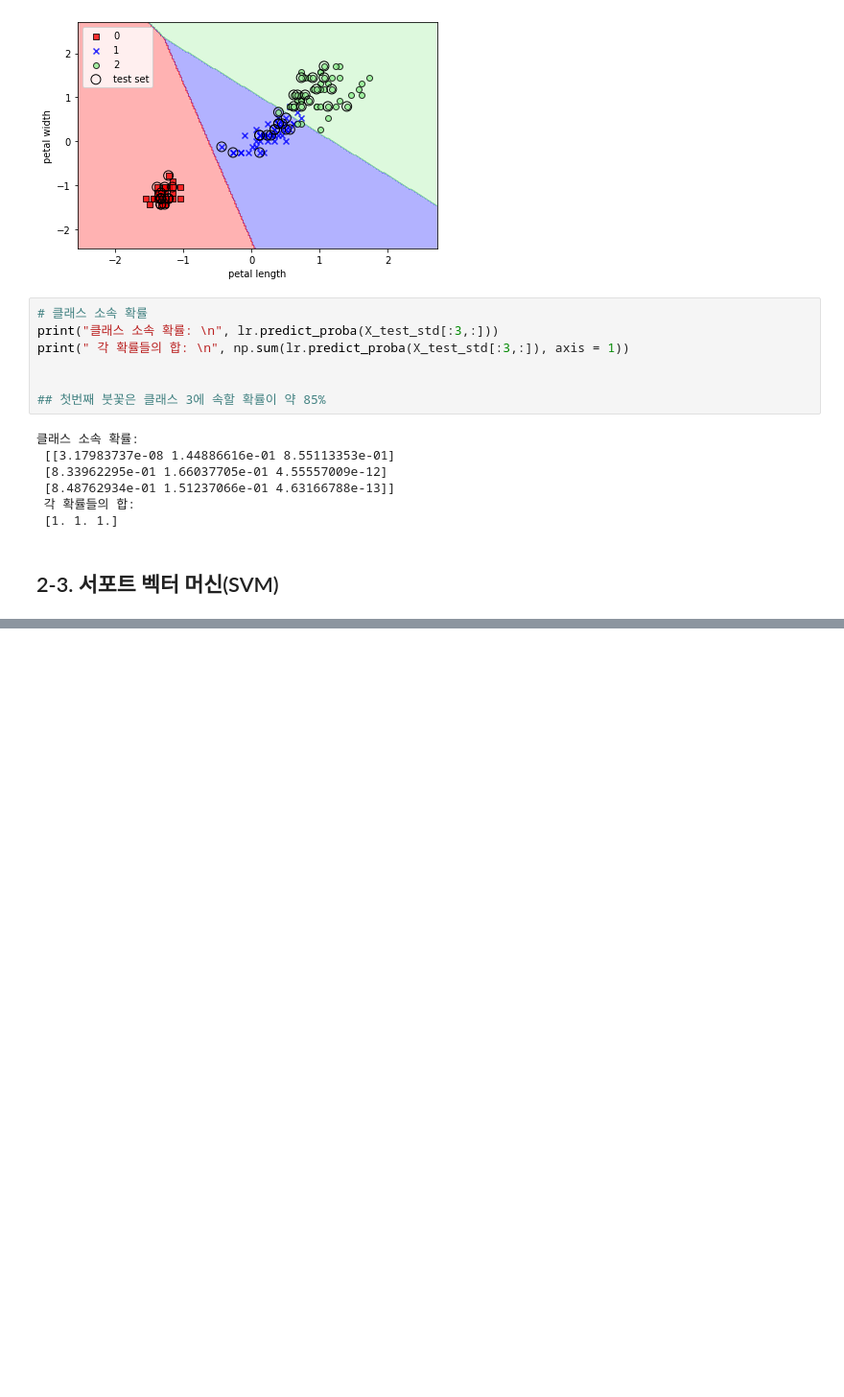
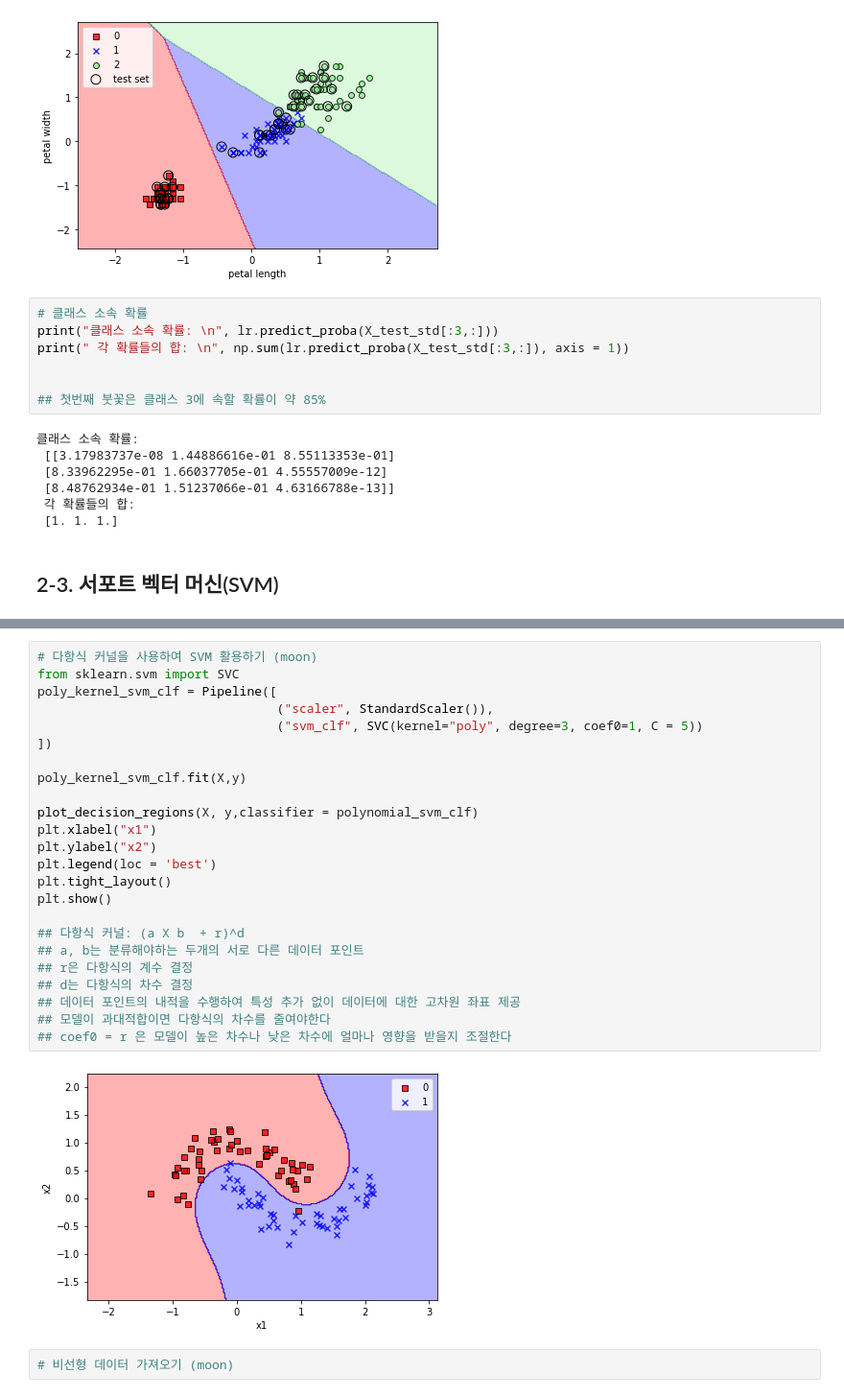
Before and after one commit to jerry-ryu/ML_beginning, a Jupyter notebook: 3.Classification.ipynb, the cells around one changed output, grey strips where cells are left out. Shown at 96% size. Drawn from its saved outputs; the diff is of its cells as text; blank space fills up the shorter version.

```diff
--- a/3.Classification.ipynb
+++ b/3.Classification.ipynb
@@ -1587,0 +1692,28 @@ print(" 각 확률들의 합: \n", np.sum(lr.predict_proba(X_test_std[:3,:]), ax
+# %%
+# 다항식 커널을 사용하여 SVM 활용하기 (moon)
+from sklearn.svm import SVC
+poly_kernel_svm_clf = Pipeline([
+                                ("scaler", StandardScaler()),
+                                ("svm_clf", SVC(kernel="poly", degree=3, coef0=1, C = 5))
+])
+
+poly_kernel_svm_clf.fit(X,y)
+
+plot_decision_regions(X, y,classifier = polynomial_svm_clf)
+plt.xlabel("x1")
+plt.ylabel("x2")
+plt.legend(loc = 'best')
+plt.tight_layout()
+plt.show()
+
+## 다항식 커널: (a X b  + r)^d
+## a, b는 분류해야하는 두개의 서로 다른 데이터 포인트
+## r은 다항식의 계수 결정
+## d는 다항식의 차수 결정
+## 데이터 포인트의 내적을 수행하여 특성 추가 없이 데이터에 대한 고차원 좌표 제공
+## 모델이 과대적합이면 다항식의 차수를 줄여야한다
+## coef0 = r 은 모델이 높은 차수나 낮은 차수에 얼마나 영향을 받을지 조절한다
+# %% [output]
+[figure, added]
+# %%
+# 비선형 데이터 가져오기 (moon)
```
Also changed, not shown: parts of 6 cells of this notebook.
